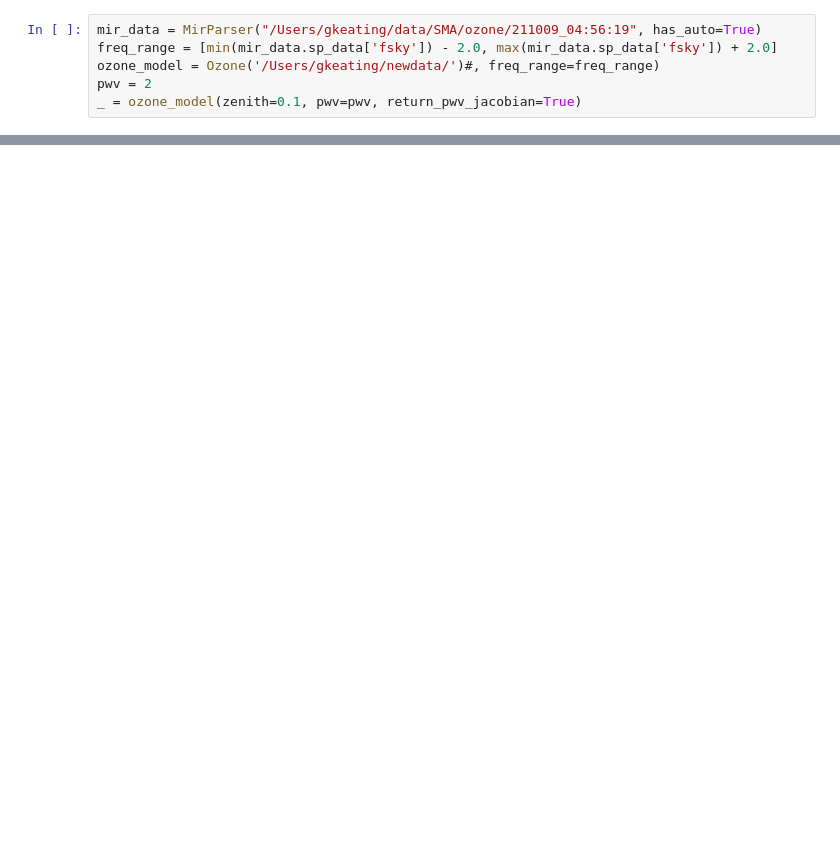
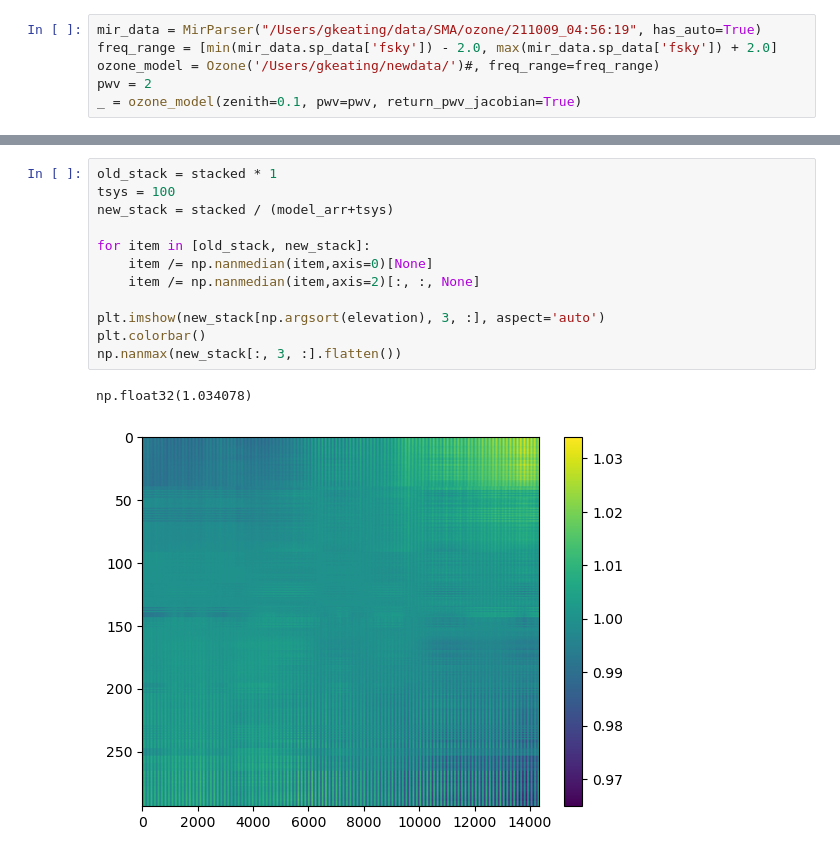
Before and after one commit to kartographer/ozone_radiometry, a Jupyter notebook: notebooks/jacobian_example.ipynb, the cells around one changed output, grey strips where cells are left out. Drawn from its saved outputs; the diff is of its cells as text; blank space fills up the shorter version.

```diff
--- a/notebooks/jacobian_example.ipynb
+++ b/notebooks/jacobian_example.ipynb
@@ -71,0 +100,15 @@ plt.colorbar()
+# %%
+old_stack = stacked * 1
+tsys = 100
+new_stack = stacked / (model_arr+tsys)
+
+for item in [old_stack, new_stack]:
+    item /= np.nanmedian(item,axis=0)[None]
+    item /= np.nanmedian(item,axis=2)[:, :, None]
+
+plt.imshow(new_stack[np.argsort(elevation), 3, :], aspect='auto')
+plt.colorbar()
+np.nanmax(new_stack[:, 3, :].flatten())
+# %% [output]
+np.float32(1.034078)
+[figure, added]
```
Also changed, not shown: parts of 5 cells of this notebook.
